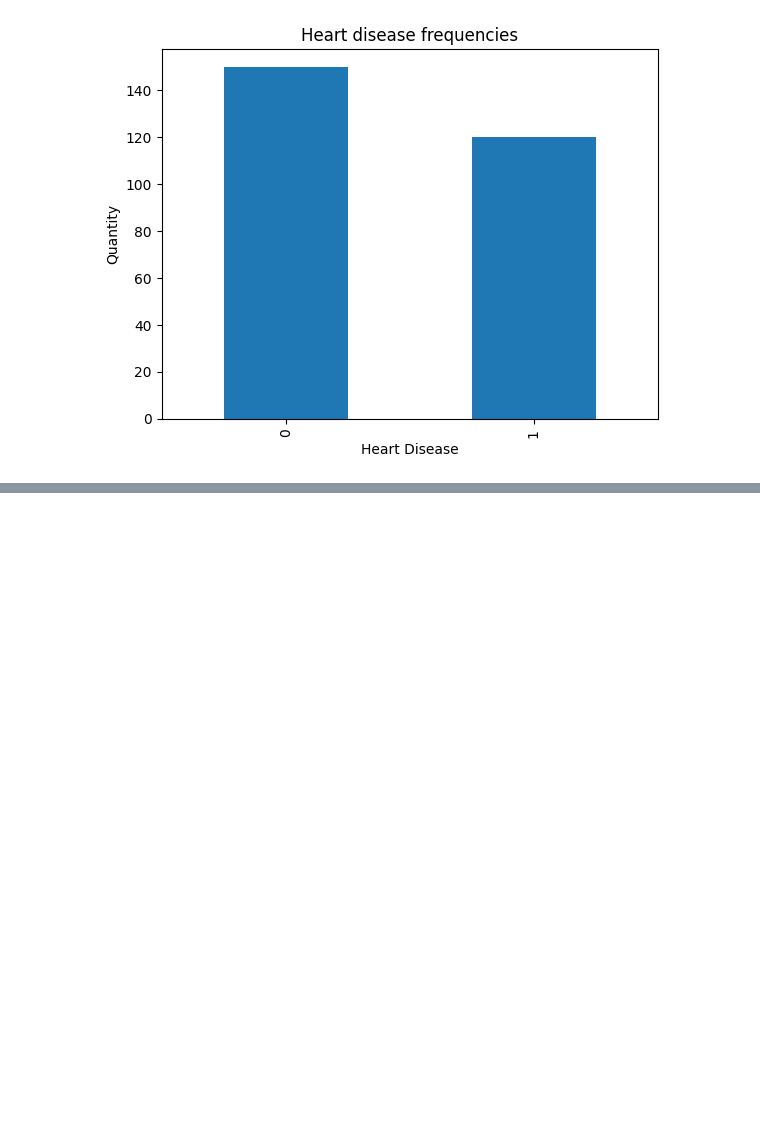
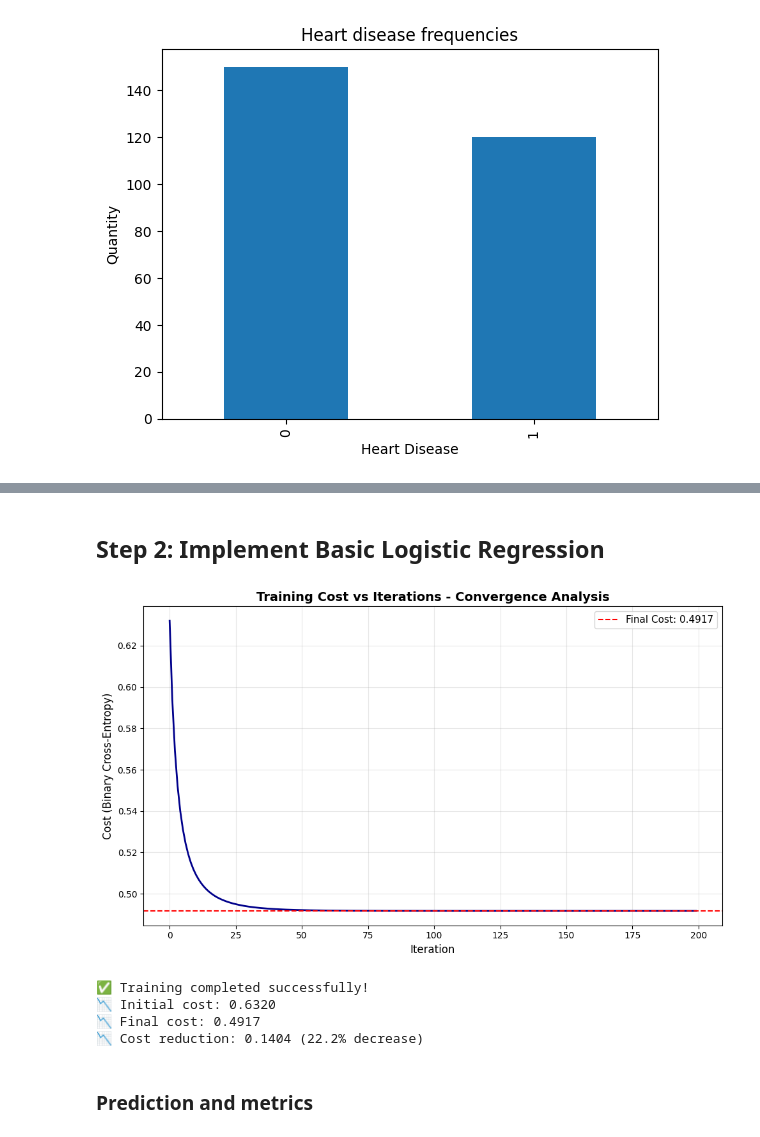
Before and after one commit to dadc1007/Logistic-Regression, a Jupyter notebook: Heart_Disease_Prediction.ipynb, the cells around one changed output, grey strips where cells are left out. Drawn from its saved outputs; the diff is of its cells as text; code cells hidden in the pictures; blank space fills up the shorter version.

```diff
--- a/Heart_Disease_Prediction.ipynb
+++ b/Heart_Disease_Prediction.ipynb
@@ -116,0 +193,2 @@ plt.show()
+# %% [markdown]
+## Step 2: Implement Basic Logistic Regression
@@ -116,0 +210,47 @@ plt.show()
+# %%
+def gradient_descent(X, y, alpha=0.5, iters=200):
+    m, n = X.shape
+    w = np.zeros(n)
+    b = 0
+    costs = []
+
+    for _ in range(iters):
+        z = X @ w + b
+        y_hat = sigmoid(z)
+
+        dw = (1/m) * X.T @ (y_hat - y)
+        db = (1/m) * np.sum(y_hat - y)
+
+        w -= alpha * dw
+        b -= alpha * db
+
+        costs.append(compute_cost(X, y, w, b))
+
+    return w, b, costs
+# %%
+w, b, costs = gradient_descent(X_train.values, y_train)
+
+# Enhanced cost visualization
+plt.figure(figsize=(10, 6))
+plt.plot(costs, linewidth=2, color='darkblue')
+plt.xlabel('Iteration', fontsize=12)
+plt.ylabel('Cost (Binary Cross-Entropy)', fontsize=12)
+plt.title('Training Cost vs Iterations - Convergence Analysis', fontsize=14, fontweight='bold')
+plt.grid(True, alpha=0.3)
+plt.axhline(y=costs[-1], color='r', linestyle='--', label=f'Final Cost: {costs[-1]:.4f}', linewidth=1.5)
+plt.legend(fontsize=11)
+plt.tight_layout()
+plt.show()
+
+print(f"✅ Training completed successfully!")
+print(f"📉 Initial cost: {costs[0]:.4f}")
+print(f"📉 Final cost: {costs[-1]:.4f}")
+print(f"📉 Cost reduction: {(costs[0] - costs[-1]):.4f} ({(1-costs[-1]/costs[0])*100:.1f}% decrease)")
+# %% [output]
+[figure, added]
+✅ Training completed successfully!
+📉 Initial cost: 0.6320
+📉 Final cost: 0.4917
+📉 Cost reduction: 0.1404 (22.2% decrease)
+# %% [markdown]
+### Prediction and metrics
```
Also changed, not shown: parts of 31 cells of this notebook, 7 other files.
